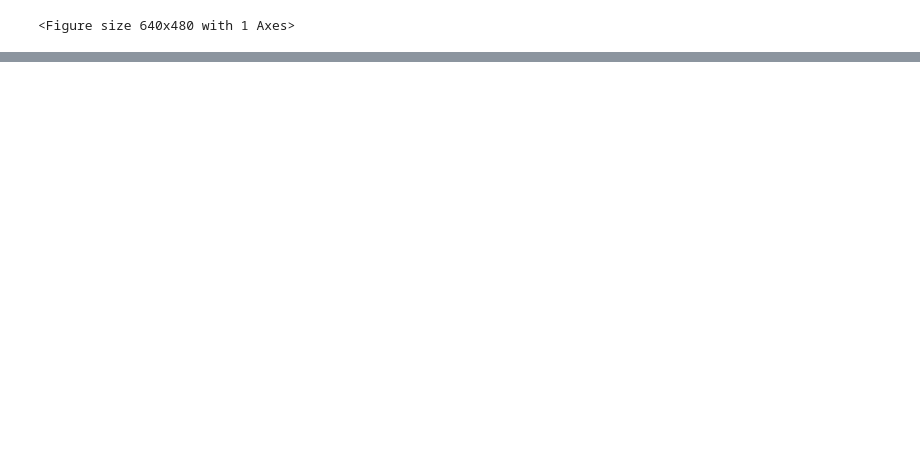
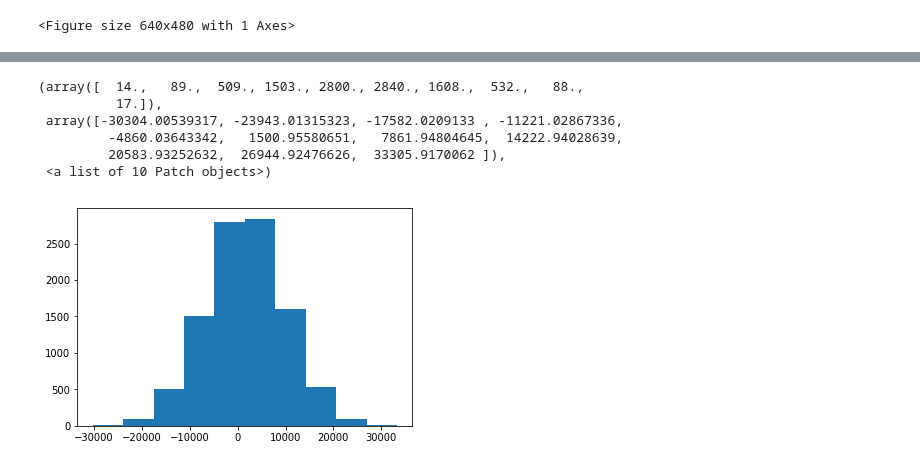
Before and after one commit to epgreig/robo-advisor, a Jupyter notebook: simulation_test_med.ipynb, the cells around one changed output, grey strips where cells are left out. Drawn from its saved outputs; the diff is of its cells as text; code cells hidden in the pictures; blank space fills up the shorter version.

```diff
--- a/simulation_test_med.ipynb
+++ b/simulation_test_med.ipynb
@@ -321,3 +334,15 @@ dtype: float64
+# %%
+#you can copy my_pf.emp_dist to excel and create a histogram there
+# ie my_pf.emp_dist
+plt.hist(my_pf.emp_dist)
+# %% [output]
+(array([  14.,   89.,  509., 1503., 2800., 2840., 1608.,  532.,   88.,
+          17.]),
+ array([-30304.00539317, -23943.01315323, -17582.0209133 , -11221.02867336,
+         -4860.03643342,   1500.95580651,   7861.94804645,  14222.94028639,
+         20583.93252632,  26944.92476626,  33305.9170062 ]),
+ <a list of 10 Patch objects>)
+[figure, added]
 # %%
 cov = targets_df.cov().values
 mean = targets_df.mean().values
```
Also changed, not shown: parts of 15 cells of this notebook, 2 other files.
